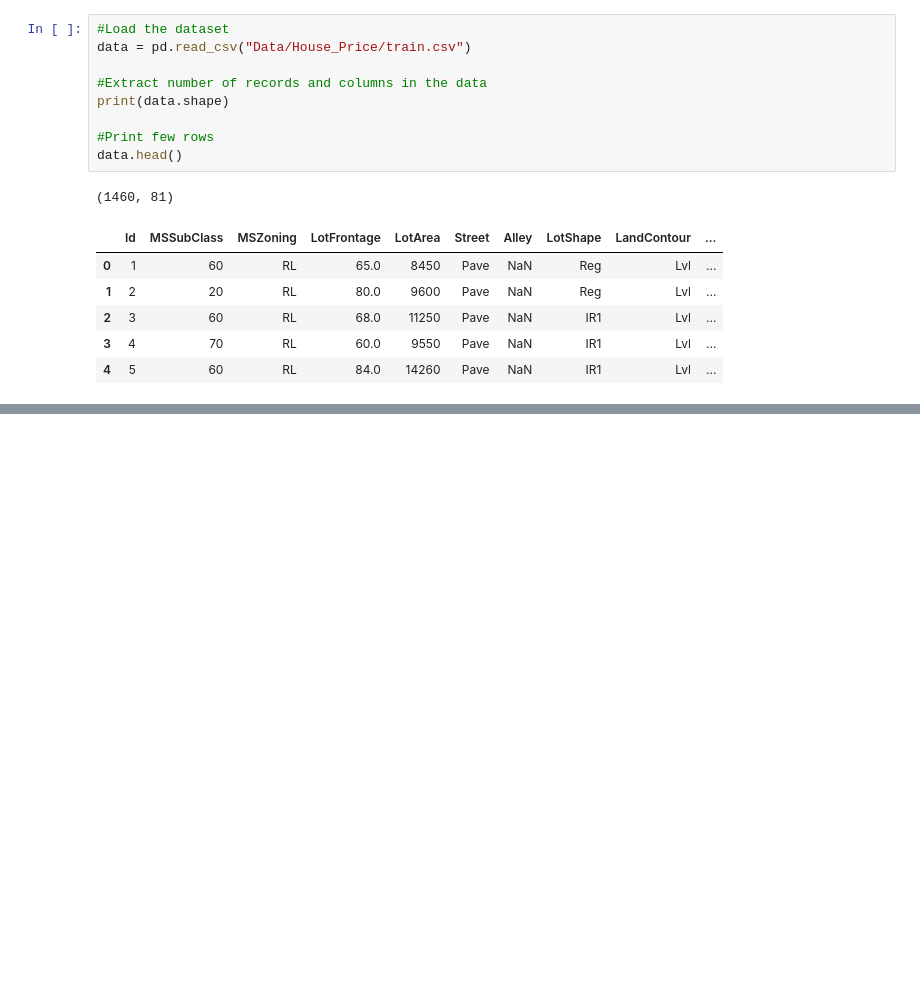
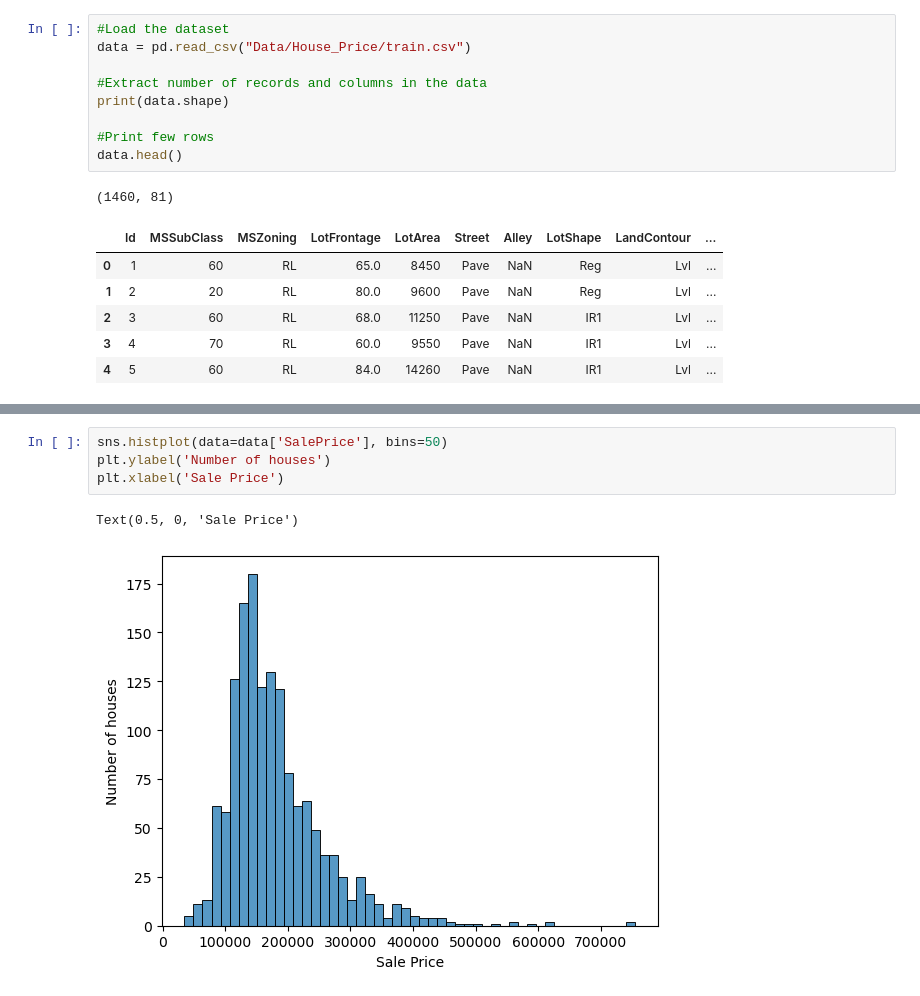
Before and after one commit to aravindkg7/Data-Science-Projects, a Jupyter notebook: House price prediction.ipynb, the cells around one changed output, grey strips where cells are left out. Drawn from its saved outputs; the diff is of its cells as text; blank space fills up the shorter version.

```diff
--- a/House price prediction.ipynb
+++ b/House price prediction.ipynb
@@ -29,0 +50,7 @@ data.head()
+# %%
+sns.histplot(data=data['SalePrice'], bins=50)
+plt.ylabel('Number of houses')
+plt.xlabel('Sale Price')
+# %% [output]
+Text(0.5, 0, 'Sale Price')
+[figure, added]
```
Also changed, not shown: parts of 5 cells of this notebook.
